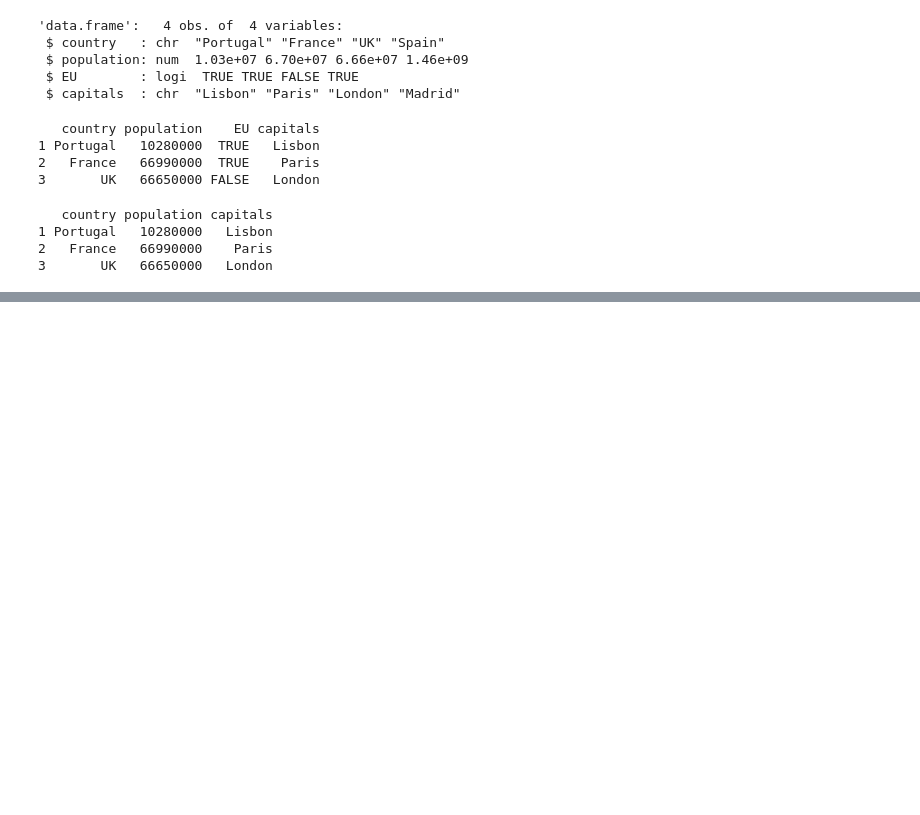
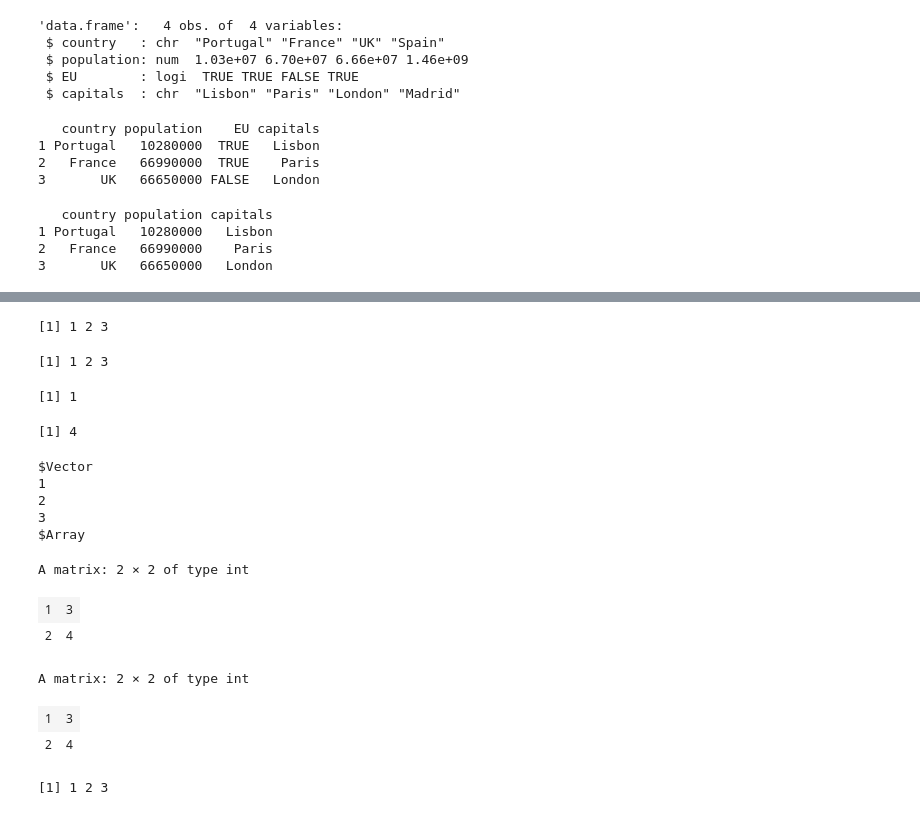
Before and after one commit to Pepcoders/Business-Analytics-Content, a Jupyter notebook: Feb_16.ipynb, the cells around one changed output, grey strips where cells are left out. Saved outputs shown, nothing was run; the diff lists cells and outputs as text; code cells hidden in the pictures; blank space fills up the shorter version.

```diff
--- a/Feb_16.ipynb
+++ b/Feb_16.ipynb
@@ -178,0 +245,5 @@ print(countries_data)
+# %%
+#Assigning names automatically
+multi_object<-list("Vector"=c(1,2,3),
+"Array"=array(1:4,dim=c(2,2)),
+"Logical"=TRUE)
@@ -178,0 +277,37 @@ print(countries_data)
+# %%
+multi_object[1]
+# %% [output]
+[1] 1 2 3
+# %%
+multi_object[[1]]#Accessing underlying values
+# %% [output]
+[1] 1 2 3
+# %%
+multi_object[[1]][1]
+# %% [output]
+[1] 1
+# %%
+multi_object[[2]][2,2]
+# %% [output]
+[1] 4
+# %%
+multi_object[c(1,2)]
+# %% [output]
+$Vector
+1
+2
+3
+$Array
+A matrix: 2 × 2 of type int
+| 1 | 3 |
+| 2 | 4 |
+# %%
+multi_object[['Array']]
+# %% [output]
+A matrix: 2 × 2 of type int
+| 1 | 3 |
+| 2 | 4 |
+# %%
+multi_object$Vector
+# %% [output]
+[1] 1 2 3
```
Also changed, not shown: parts of 22 cells of this notebook.
